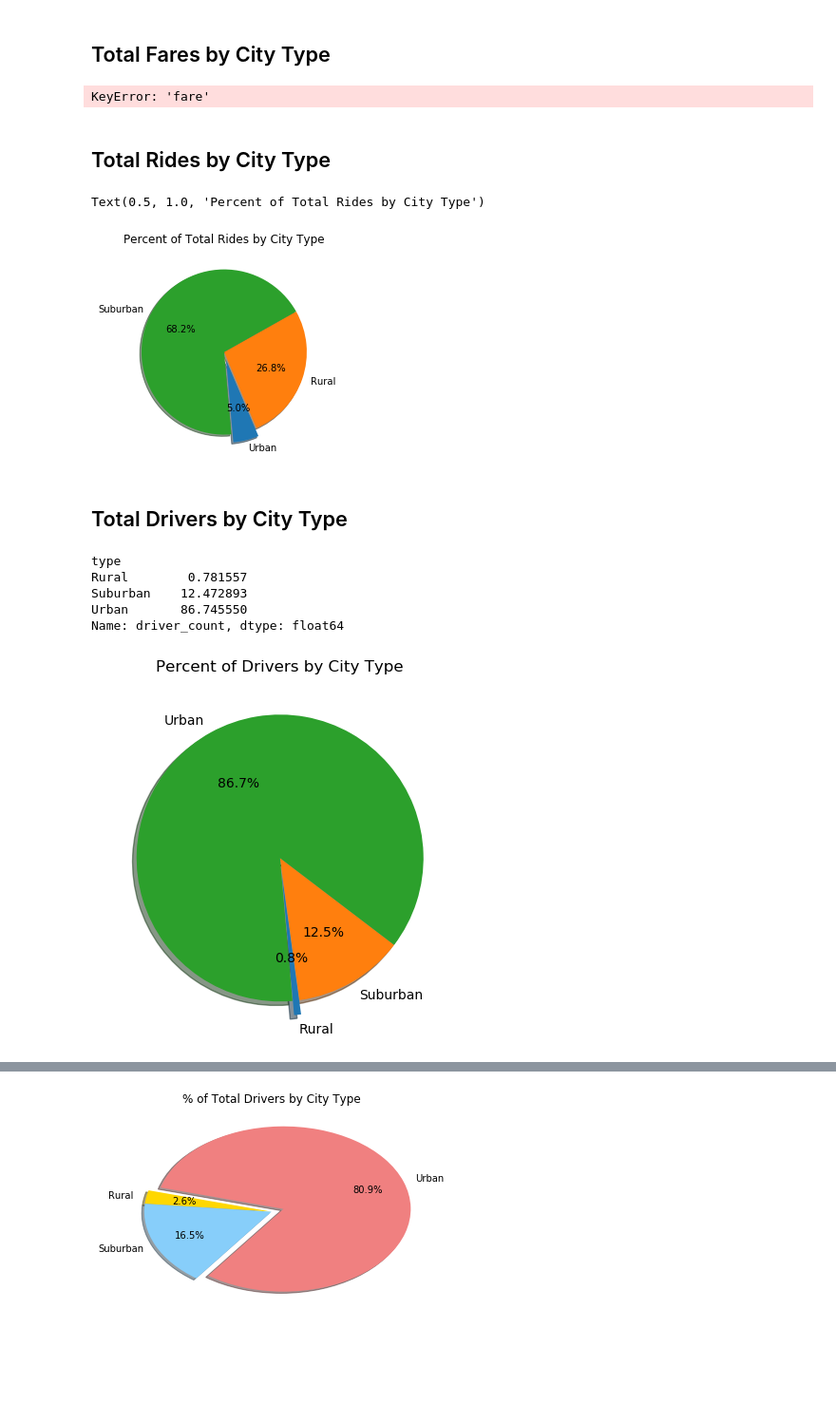
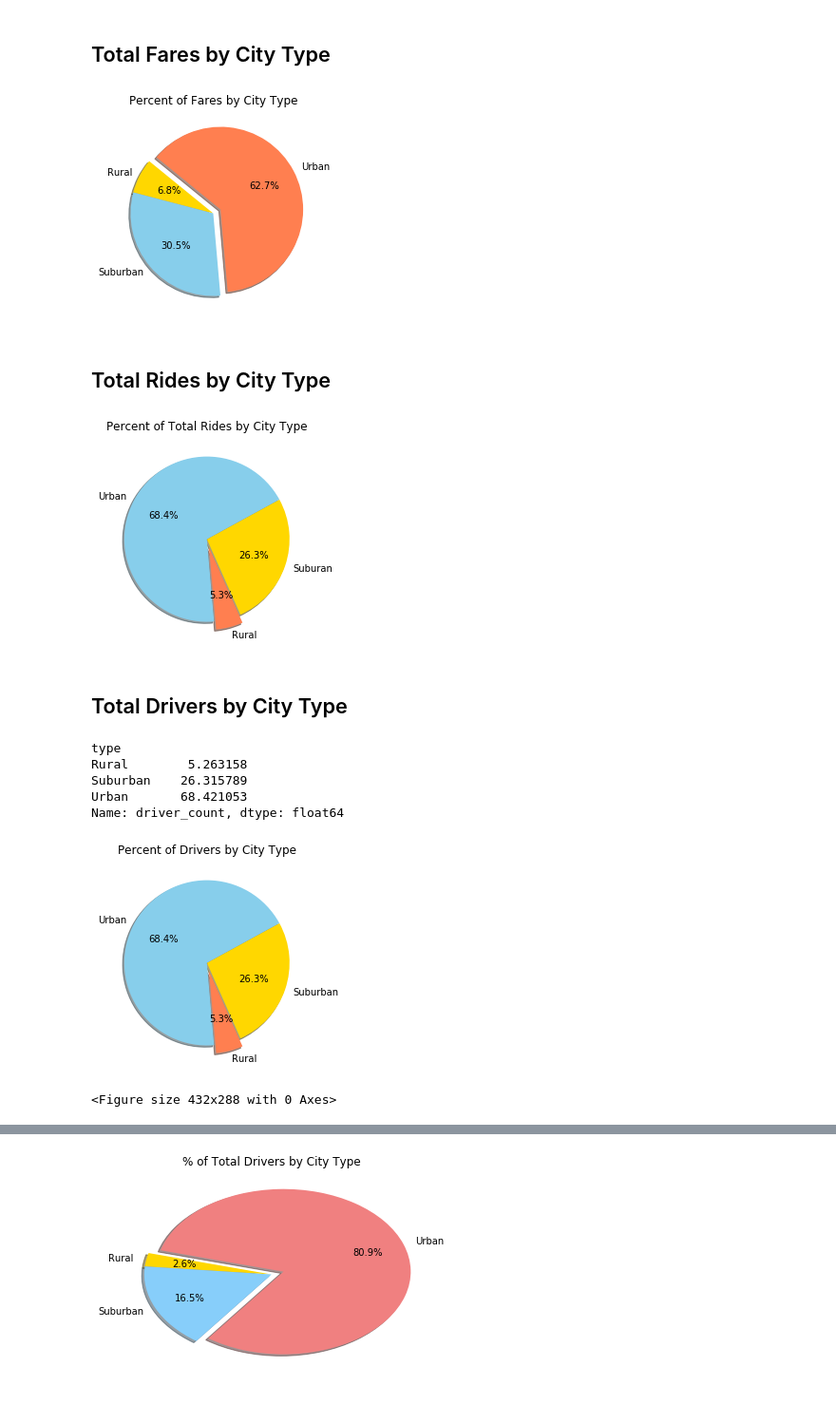
Before and after one commit to erikaplarsen/Assignment-5, a Jupyter notebook: pyber_starter.ipynb, the cells around one changed output, grey strips where cells are left out. Shown at 95% size. Drawn from its saved outputs; the diff is of its cells as text; code cells hidden in the pictures; blank space fills up the shorter version.

```diff
--- a/pyber_starter.ipynb
+++ b/pyber_starter.ipynb
@@ -136,7 +134,6 @@ rural_fares_percent
 suburban_fares = suburban_data['fare'].sum()
 suburban_fares_percent= (suburban_fares/total_fares)*100
 
-
 urban_fares = urban_data['fare'].sum()
 urban_fares_percent = (urban_fares/total_fares) * 100
 
@@ -145,39 +142,36 @@ urban_fares_percent = (urban_fares/total_fares) * 100
 labels = ['Urban','Rural','Suburban']
 sizes = [(urban_fares_percent),( rural_fares_percent), (suburban_fares_percent)]
 explode = (.1,0,0)
-plt.pie(sizes, explode, labels=labels, autopct='%1.1f%%', shadow = True, startangle = 275)
+colors = ('coral', 'gold', 'skyblue')
+plt.pie(sizes, explode, labels=labels, autopct='%1.1f%%', shadow = True, startangle = 275, colors= colors)
 plt.title( 'Percent of Fares by City Type')
 
-
-# # Save Figure
-
+# # # Save Figure
+plt.savefig("../fares")
 # # Calculate Type Percents
 # %% [output]
-KeyError: 'fare'
+[figure, added]
 # %%
 # Show Figure
 plt.show()
 # %% [markdown]
 ## Total Rides by City Type
 # %%
-
-
-
-rides_total = combined_data.groupby(['type'])['ride_id'].sum()/combined_data['ride_id'].sum() * 100
-
+rides_total = combined_data.groupby(['type'])['ride_id'].count()/combined_data['ride_id'].count() * 100
 
 # Build Pie Chart
 
-labels = ['Urban','Rural','Suburban']
-sizes = [(percent_urban),( percent_rural), (percent_suburban)]
+labels = ['Rural','Suburan','Urban']
+#sizes = [(percent_urban),( percent_rural), (percent_suburban)]
 explode = (.1,0,0)
-plt.pie(rides_total, explode, labels=labels, autopct='%1.1f%%', shadow = True, startangle = 275)
+colors = ('coral', 'gold', 'skyblue')
+plt.pie(rides_total, explode, labels=labels, autopct='%1.1f%%', shadow = True, startangle = 275, colors=colors)
 plt.title( 'Percent of Total Rides by City Type')
 
 # Save Figure
+plt.savefig("../rides")
 # %% [output]
-Text(0.5, 1.0, 'Percent of Total Rides by City Type')
-[figure, old version]
+[figure, new version]
 # %%
 # Show Figure
 plt.show()
@@ -186,31 +180,31 @@ plt.show()
 # %%
 # Calculate Driver Percents
 
-drivers_total = combined_data.groupby(['type'])['driver_count'].sum()/combined_data['driver_count'].sum() * 100
+city_type = combined_data.groupby(['type'])
+city_type.head()
+driver_city = city_type['driver_count'].count()
+driver_city
+drivers_total = driver_city/combined_data['driver_count'].count() * 100
 print(drivers_total)
-
 
 # Build Pie Chart
 
 labels = ['Rural','Suburban','Urban']
 explode = [.1,0,0]
+colors = ('coral', 'gold', 'skyblue')
 
-plt.figure(figsize = (5,5),dpi = 100)
-plt.pie(drivers_total, explode, labels=labels, autopct='%1.1f%%', shadow = True, startangle = 275, )
+plt.pie(drivers_total, explode, labels=labels, autopct='%1.1f%%', shadow = True, startangle = 275, colors=colors)
 plt.title('Percent of Drivers by City Type')
-plt.axis('off')
 
 plt.show()
 
-
-
-
-
-# Save Figure
+#Save Figure
+plt.savefig("../drivers")
 # %% [output]
 type
-Rural        0.781557
-Suburban    12.472893
-Urban       86.745550
+Rural        5.263158
+Suburban    26.315789
+Urban       68.421053
 Name: driver_count, dtype: float64
-[figure, old version]
+[figure, new version]
+<Figure size 432x288 with 0 Axes>
```
Also changed, not shown: parts of 3 cells of this notebook.
